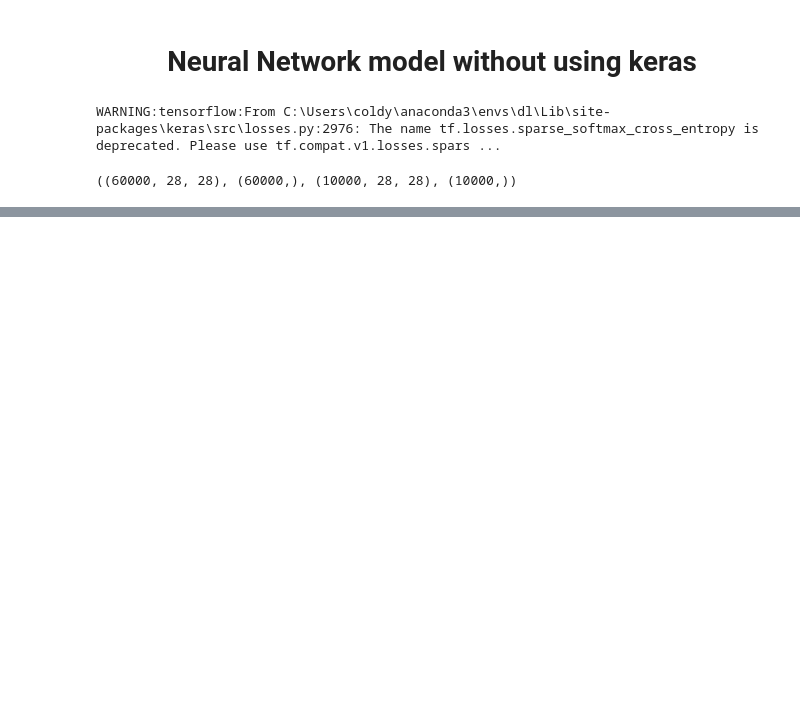
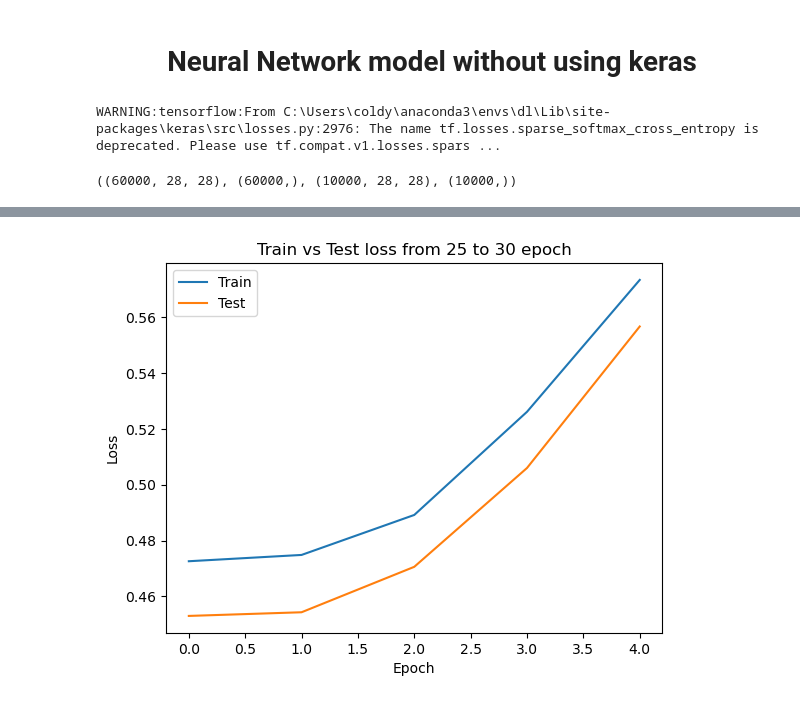
Before and after one commit to DiyanIvanov/SoftUni-Deep-Learning-2023, a Jupyter notebook: 01.Introduction to Deep Learning. Basic Models/NN model without Keras.ipynb, the cells around one changed output, grey strips where cells are left out. Saved outputs shown, nothing was run; the diff lists cells and outputs as text; code cells hidden in the pictures; blank space fills up the shorter version.

```diff
--- a/01.Introduction to Deep Learning. Basic Models/NN model without Keras.ipynb
+++ b/01.Introduction to Deep Learning. Basic Models/NN model without Keras.ipynb
@@ -113,0 +122,4 @@ model.plot()
+# %%
+model.plot(from_epoch=25, to_epoch=30)
+# %% [output]
+[figure, added]
```
Also changed, not shown: parts of 7 cells of this notebook.
